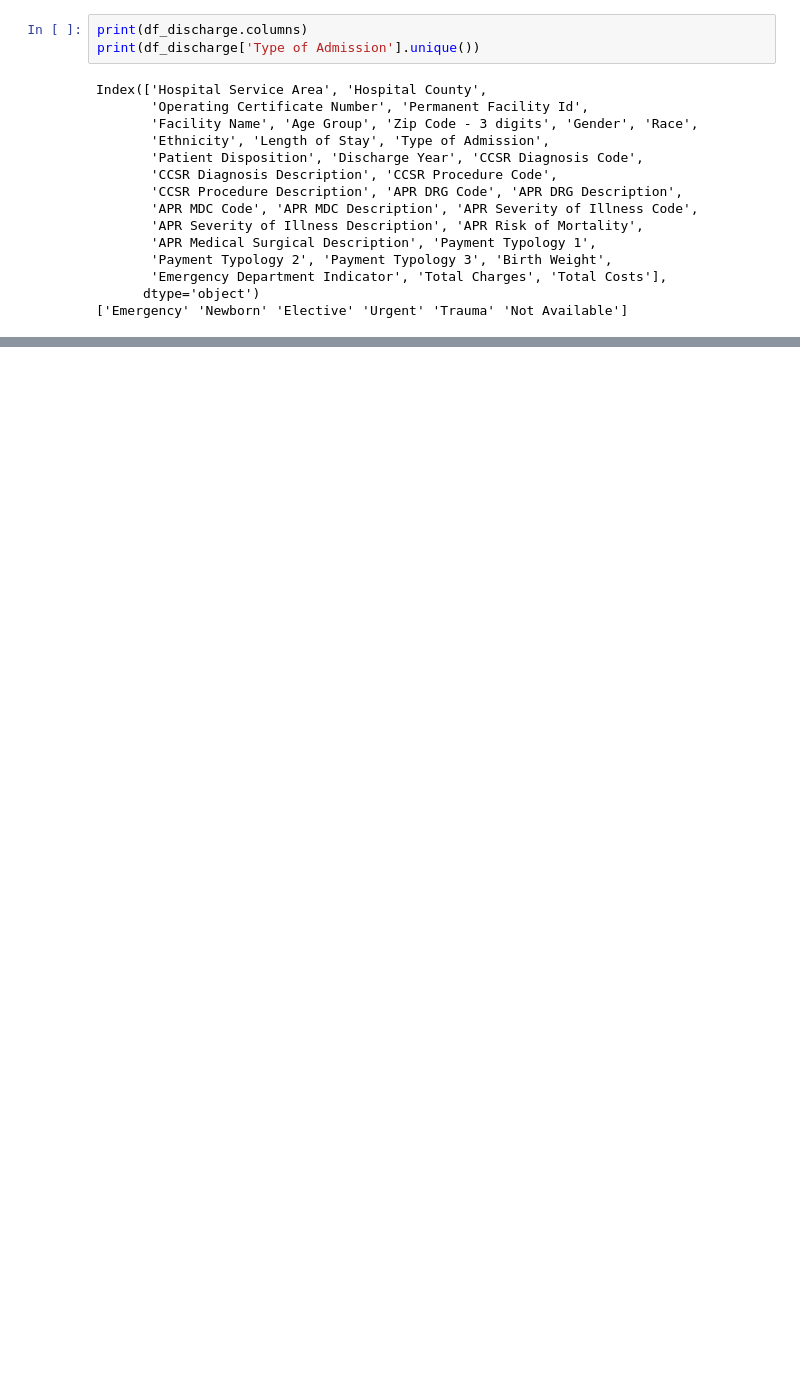
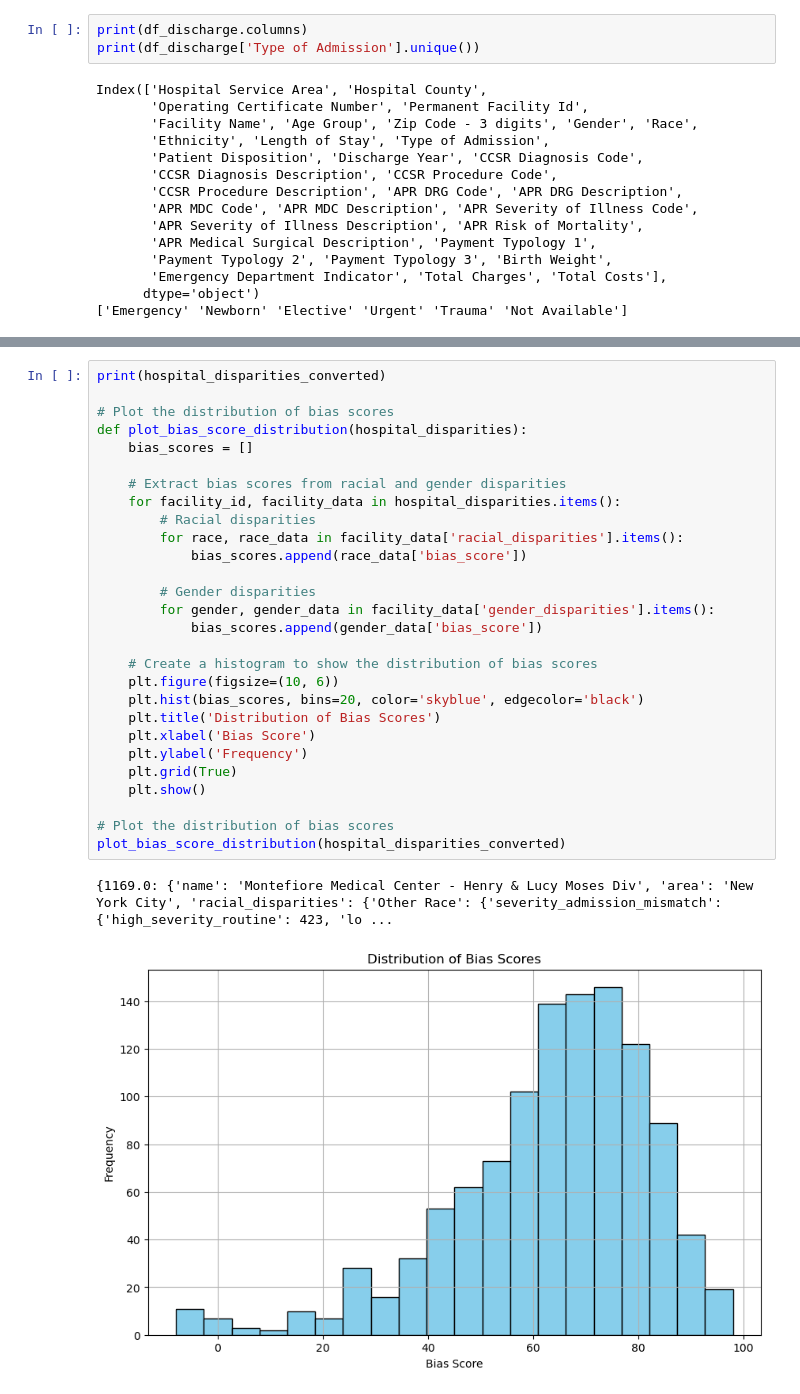
Before and after one commit to nikaslukyanov/Fair-Health-Finder, a Jupyter notebook: discharge_analysis.ipynb, the cells around one changed output, grey strips where cells are left out. Saved outputs shown, nothing was run; the diff lists cells and outputs as text; blank space fills up the shorter version.

Commit message:
update to disparity score

```diff
--- a/discharge_analysis.ipynb
+++ b/discharge_analysis.ipynb
@@ -238,0 +427,31 @@ Racial Disparities:
+# %%
+print(hospital_disparities_converted)
+
+# Plot the distribution of bias scores
+def plot_bias_score_distribution(hospital_disparities):
+    bias_scores = []
+
+    # Extract bias scores from racial and gender disparities
+    for facility_id, facility_data in hospital_disparities.items():
+        # Racial disparities
+        for race, race_data in facility_data['racial_disparities'].items():
+            bias_scores.append(race_data['bias_score'])
+
+        # Gender disparities
+        for gender, gender_data in facility_data['gender_disparities'].items():
+            bias_scores.append(gender_data['bias_score'])
+
+    # Create a histogram to show the distribution of bias scores
+    plt.figure(figsize=(10, 6))
+    plt.hist(bias_scores, bins=20, color='skyblue', edgecolor='black')
+    plt.title('Distribution of Bias Scores')
+    plt.xlabel('Bias Score')
+    plt.ylabel('Frequency')
+    plt.grid(True)
+    plt.show()
+
+# Plot the distribution of bias scores
+plot_bias_score_distribution(hospital_disparities_converted)
+# %% [output]
+{1169.0: {'name': 'Montefiore Medical Center - Henry & Lucy Moses Div', 'area': 'New York City', 'racial_disparities': {'Other Race': {'severity_admission_mismatch': {'high_severity_routine': 423, 'lo ...
+[figure, added]
```
Also changed, not shown: parts of 2 cells of this notebook.
